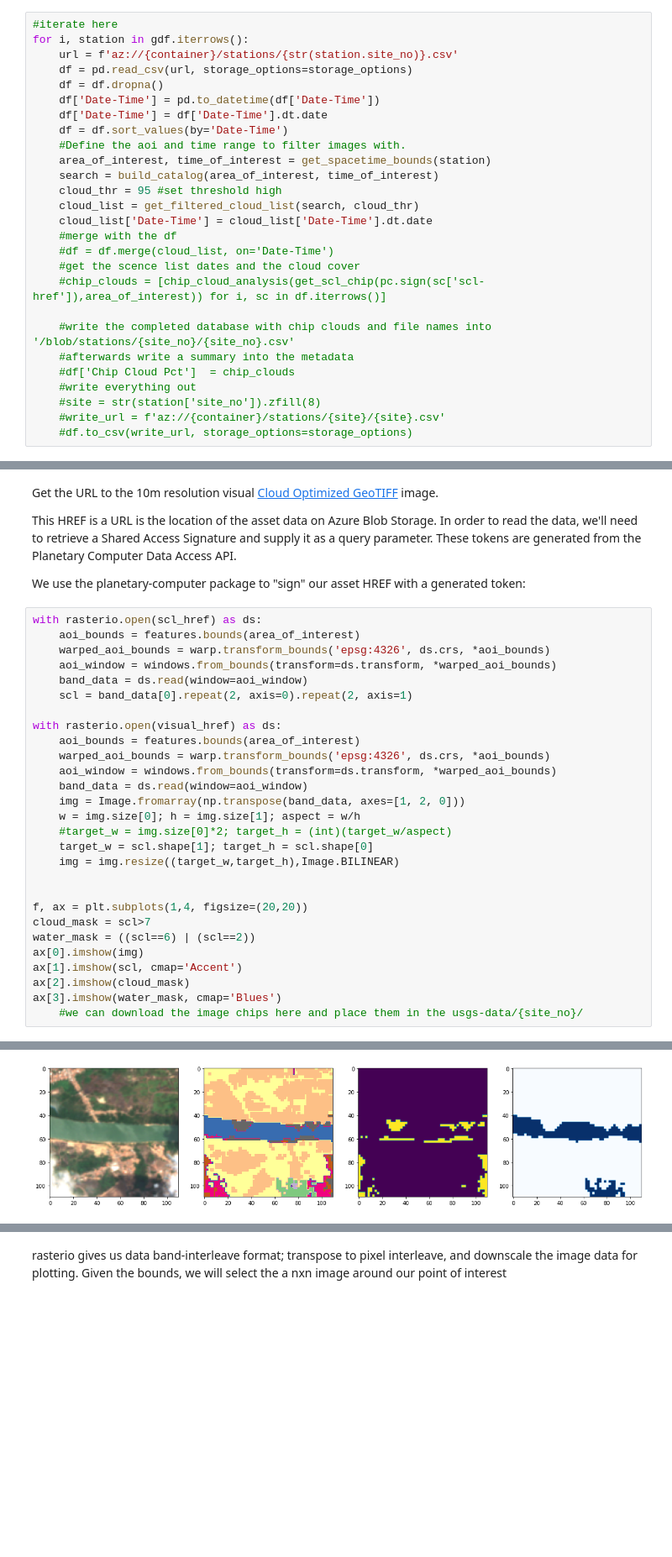
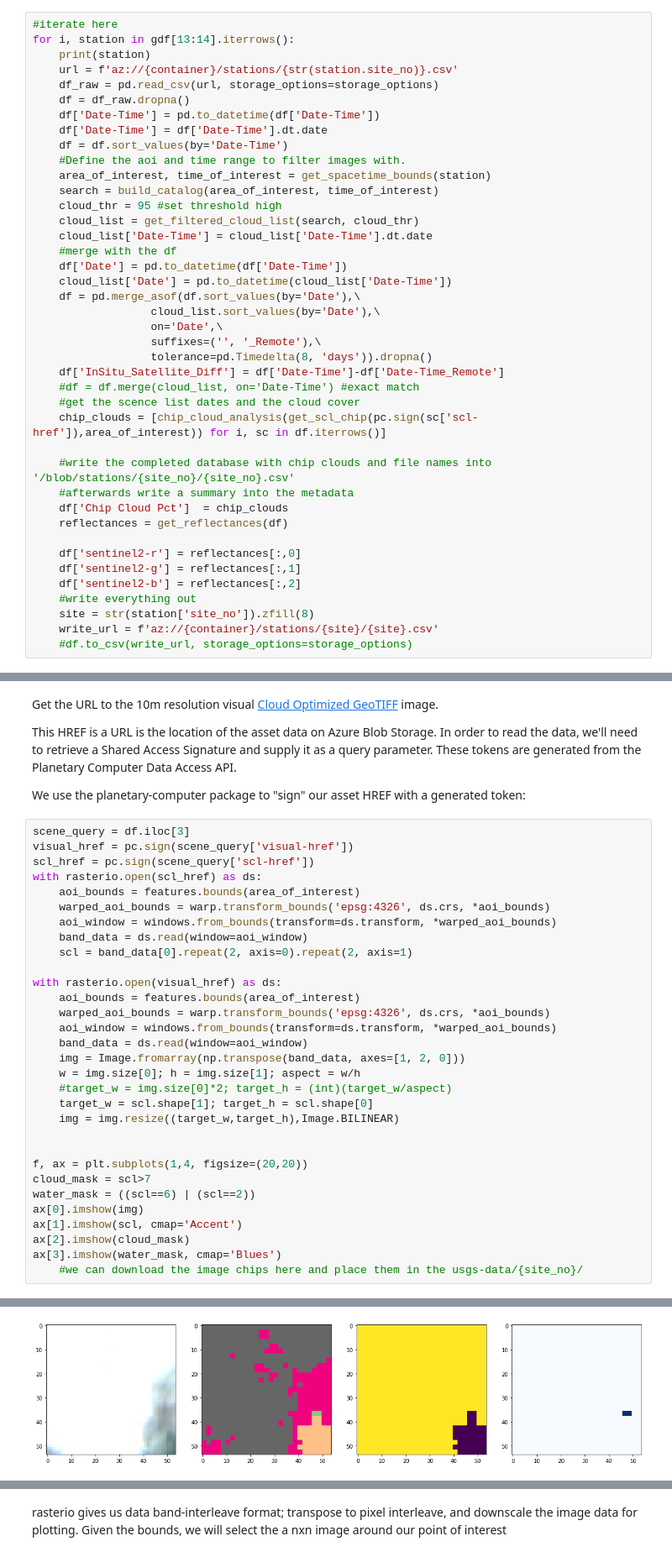
Before and after one commit to csp-inc/fluvius, a Jupyter notebook: notebooks/03c-Image-Join-ITV.ipynb, the cells around one changed output, grey strips where cells are left out. Shown: that part at 84% size. Cells and saved outputs as stored; diff of their text form; blank space fills up the shorter version.

```diff
--- a/notebooks/03c-Image-Join-ITV.ipynb
+++ b/notebooks/03c-Image-Join-ITV.ipynb
@@ -146,9 +182,10 @@ out[['Date-Time_x', 'Date-Time_y']]
 # %%
 #iterate here
-for i, station in gdf.iterrows():
+for i, station in gdf[13:14].iterrows():
+    print(station)
     url = f'az://{container}/stations/{str(station.site_no)}.csv'
-    df = pd.read_csv(url, storage_options=storage_options)
-    df = df.dropna()
+    df_raw = pd.read_csv(url, storage_options=storage_options)
+    df = df_raw.dropna()
     df['Date-Time'] = pd.to_datetime(df['Date-Time'])
     df['Date-Time'] = df['Date-Time'].dt.date
     df = df.sort_values(by='Date-Time')
@@ -159,15 +196,28 @@ for i, station in gdf.iterrows():
     cloud_list = get_filtered_cloud_list(search, cloud_thr)
     cloud_list['Date-Time'] = cloud_list['Date-Time'].dt.date
     #merge with the df
-    #df = df.merge(cloud_list, on='Date-Time')
+    df['Date'] = pd.to_datetime(df['Date-Time'])
+    cloud_list['Date'] = pd.to_datetime(cloud_list['Date-Time'])
+    df = pd.merge_asof(df.sort_values(by='Date'),\
+                  cloud_list.sort_values(by='Date'),\
+                  on='Date',\
+                  suffixes=('', '_Remote'),\
+                  tolerance=pd.Timedelta(8, 'days')).dropna()
+    df['InSitu_Satellite_Diff'] = df['Date-Time']-df['Date-Time_Remote']
+    #df = df.merge(cloud_list, on='Date-Time') #exact match
     #get the scence list dates and the cloud cover
-    #chip_clouds = [chip_cloud_analysis(get_scl_chip(pc.sign(sc['scl-href']),area_of_interest)) for i, sc in df.iterrows()]
+    chip_clouds = [chip_cloud_analysis(get_scl_chip(pc.sign(sc['scl-href']),area_of_interest)) for i, sc in df.iterrows()]
 
     #write the completed database with chip clouds and file names into '/blob/stations/{site_no}/{site_no}.csv'
     #afterwards write a summary into the metadata
-    #df['Chip Cloud Pct']  = chip_clouds
+    df['Chip Cloud Pct']  = chip_clouds
+    reflectances = get_reflectances(df)
+
+    df['sentinel2-r'] = reflectances[:,0]
+    df['sentinel2-g'] = reflectances[:,1]
+    df['sentinel2-b'] = reflectances[:,2]
     #write everything out
-    #site = str(station['site_no']).zfill(8)
-    #write_url = f'az://{container}/stations/{site}/{site}.csv'
+    site = str(station['site_no']).zfill(8)
+    write_url = f'az://{container}/stations/{site}/{site}.csv'
     #df.to_csv(write_url, storage_options=storage_options)
 # %% [output]
@@ -217,33 +259,36 @@ This HREF is a URL is the location of the asset data on Azure Blob Storage. In o
 
 We use the planetary-computer package to "sign" our asset HREF with a generated token:
 # %%
+scene_query = df.iloc[3]
+visual_href = pc.sign(scene_query['visual-href'])
+scl_href = pc.sign(scene_query['scl-href'])
 with rasterio.open(scl_href) as ds:
     aoi_bounds = features.bounds(area_of_interest)
     warped_aoi_bounds = warp.transform_bounds('epsg:4326', ds.crs, *aoi_bounds)
     aoi_window = windows.from_bounds(transform=ds.transform, *warped_aoi_bounds)
     band_data = ds.read(window=aoi_window)
     scl = band_data[0].repeat(2, axis=0).repeat(2, axis=1)
 
 with rasterio.open(visual_href) as ds:
     aoi_bounds = features.bounds(area_of_interest)
     warped_aoi_bounds = warp.transform_bounds('epsg:4326', ds.crs, *aoi_bounds)
     aoi_window = windows.from_bounds(transform=ds.transform, *warped_aoi_bounds)
     band_data = ds.read(window=aoi_window)
     img = Image.fromarray(np.transpose(band_data, axes=[1, 2, 0]))
     w = img.size[0]; h = img.size[1]; aspect = w/h
     #target_w = img.size[0]*2; target_h = (int)(target_w/aspect)
     target_w = scl.shape[1]; target_h = scl.shape[0]
     img = img.resize((target_w,target_h),Image.BILINEAR)
 
 
 f, ax = plt.subplots(1,4, figsize=(20,20))
 cloud_mask = scl>7
 water_mask = ((scl==6) | (scl==2))
 ax[0].imshow(img)
 ax[1].imshow(scl, cmap='Accent')
 ax[2].imshow(cloud_mask)
 ax[3].imshow(water_mask, cmap='Blues')
     #we can download the image chips here and place them in the usgs-data/{site_no}/
 # %% [output]
 <matplotlib.image.AxesImage at 0x...>
-[figure, old version]
+[figure, new version]
```
Also changed, not shown: parts of 14 cells of this notebook, 1 other file.
